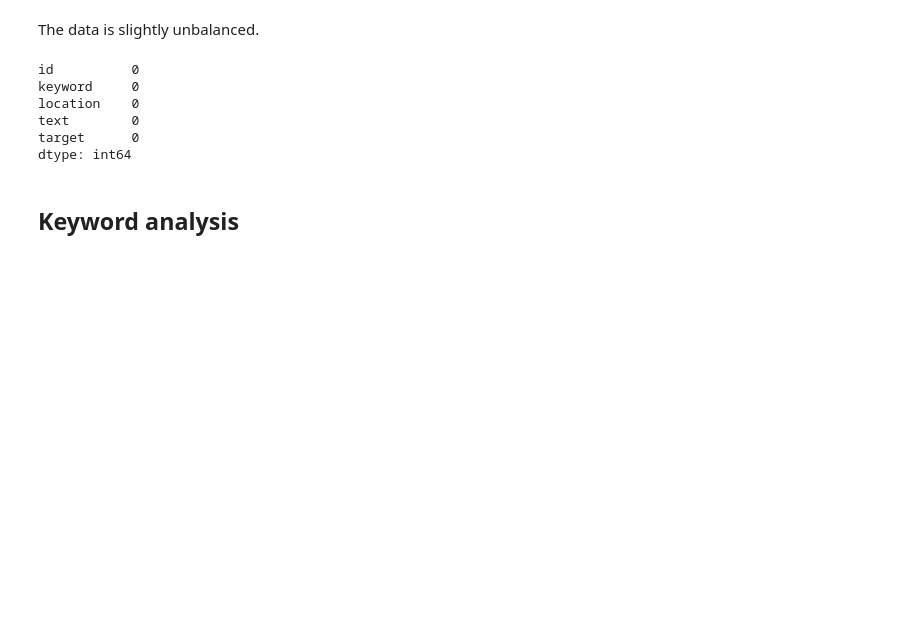
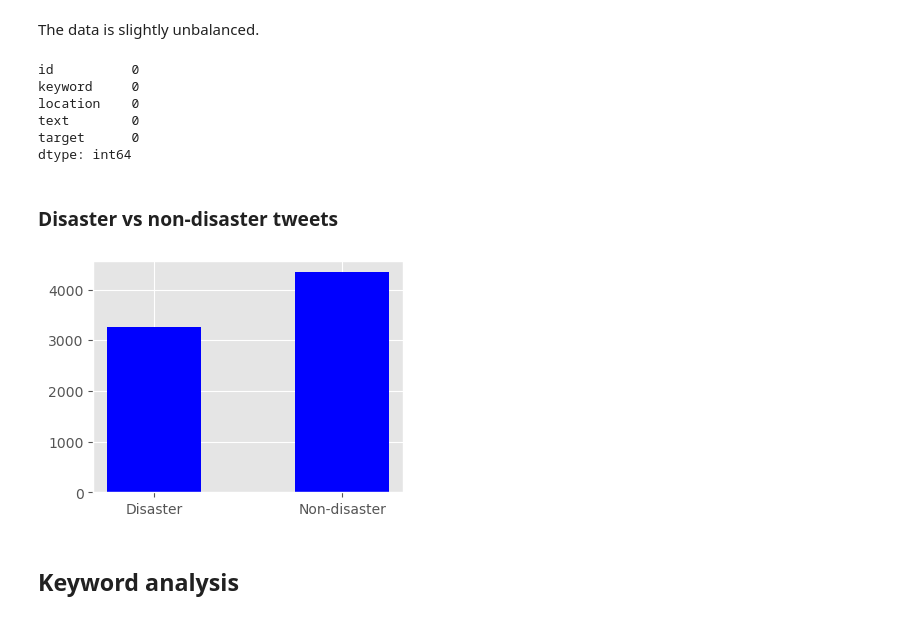
Before and after one commit to soong-lee/disaster-or-not, a Jupyter notebook: 1_EDA.ipynb, the cells around one changed output. Drawn from its saved outputs; the diff is of its cells as text; code cells hidden in the pictures; blank space fills up the shorter version.

```diff
--- a/1_EDA.ipynb
+++ b/1_EDA.ipynb
@@ -90,6 +90,20 @@ location    0
 text        0
 target      0
 dtype: int64
+# %% [markdown]
+### Disaster vs non-disaster tweets
+# %%
+num_disaster = sum(df.target == 1)
+num_non_disaster = sum(df.target == 0)
+# %%
+barWidth = 0.5
+fig = plt.subplots(figsize =(4, 3))
+disaster_or_not = ['Disaster', 'Non-disaster']
+num_disaster_or_not = [num_disaster, num_non_disaster]
+plt.bar(disaster_or_not,num_disaster_or_not,color="blue", width = barWidth)
+plt.show()
+# %% [output]
+[figure, added]
 # %% [markdown]
 ## Keyword analysis
 # %% [markdown]
```
Also changed, not shown: parts of 1 cell of this notebook.
